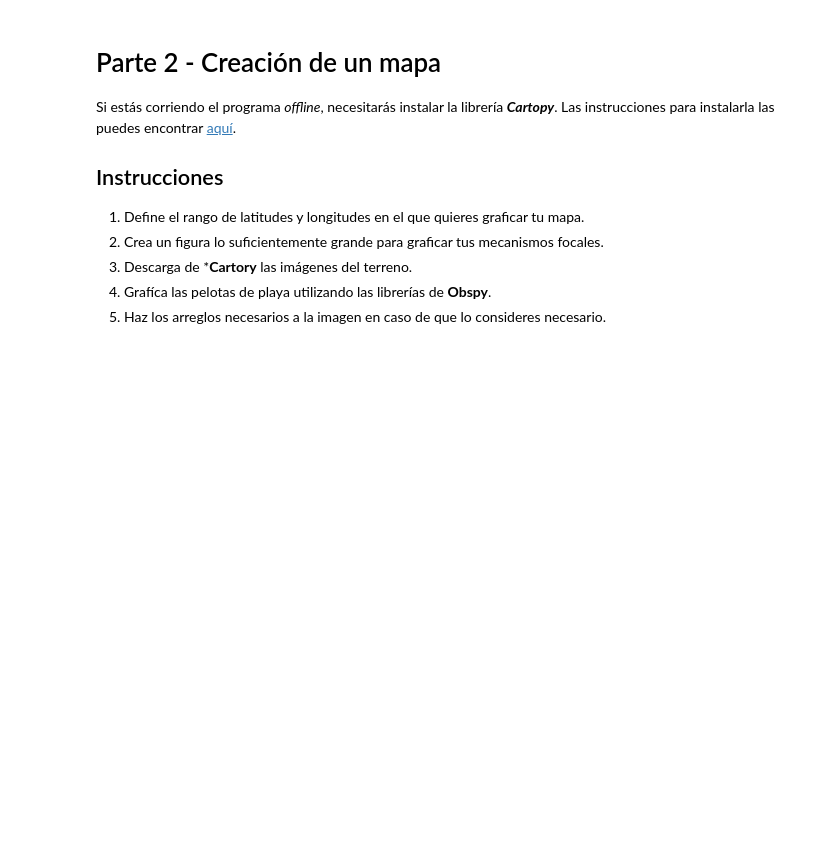
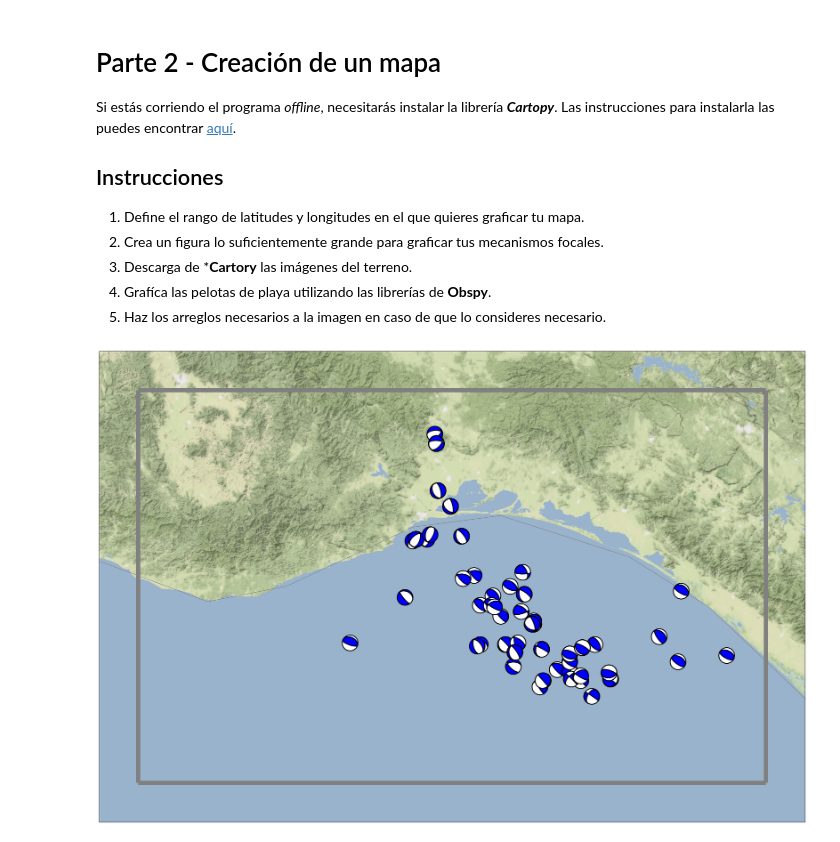
Before and after one commit to ladominguez/Jupyter-Seismology, a Jupyter notebook: Practica_10-v1/Practica_10-v1.ipynb, the cells around one changed output. Cells and saved outputs as stored; diff of their text form; code cells hidden in the pictures; blank space fills up the shorter version.

```diff
--- a/Practica_10-v1/Practica_10-v1.ipynb
+++ b/Practica_10-v1/Practica_10-v1.ipynb
@@ -54,7 +55,3 @@ sismos.head(10)
 | 9 | -94.54 | 15.70 | 169 | 31 | -51 | 305 | 67 | -111 | 2.533 | 23 | 201709100839A |
 # %% [markdown]
 Nota que las columnas **sc** y **iexp** corresponden al momento de magnitud $M_0$, donde **sc** es la matista y **iexp** es el exponente. Añade una columna al *DataFrame* con la magnitud de momento. Calcula la magnitud **$M_W$** como se indica al final de la página principal de CMT.
-# %%
-Mw = (2/3)*(sismos['iexp']+np.log10(sismos['sc'])-16.1)
-sismos['Mw']=Mw
-sismos.head(10)
@@ -81,10 +83,11 @@ Si estás corriendo el programa *offline*, necesitarás instalar la librería **
 5. Haz los arreglos necesarios a la imagen en caso de que lo consideres necesario.
 # %%
 # Dominio espacial
-minlat = 15.5
-maxlat = 18
-minlon = -97
-maxlon = -93
+# Escribe tu código aquí. ~4 líneas
+minlat = None
+maxlat = None
+minlon = None
+maxlon = None
 
 
 fig = plt.figure(figsize=(30,30))
@@ -92,37 +95,39 @@ fig = plt.figure(figsize=(30,30))
 #Inicializa la projección y los límites de mapa.
 ax = plt.axes(projection=ccrs.PlateCarree())
 ax.set_extent([minlon-0.25, maxlon+0.25, minlat-0.25, maxlat+0.25], crs=ccrs.PlateCarree())
 
 #Descarga las imagenes del terreno (Mayor zoom = más detalles).
+# Escribe tu código aquí. Modifica la siguiente línea en caso de ser necesario
+Zoom = 10
 terrain = cimgt.Stamen(style = 'terrain-background',desired_tile_form='RGB')
-ax.add_image(terrain, 2)
+ax.add_image(terrain, 10)
 
 #Dibuja lineas de costa y bordes internacionales.
-ax.coastlines(resolution='1000m', color='gray')
+ax.coastlines(resolution='110m', color='gray')
 states_provinces = cfeature.NaturalEarthFeature(
                     category='cultural',
                     name='admin_1_states_provinces_lines',
-                    scale='1000m',
+                    scale='110m',
                     facecolor='none')
 ax.add_feature(states_provinces, edgecolor='black', linewidth = 3)
 ax.add_feature(cfeature.BORDERS, linestyle=':', linewidth=3)
 
 
 #Añade un recuadro de la zona de estudio
 ax.vlines(maxlon, ymin = minlat, ymax= maxlat, linewidth=10, color='gray')
 ax.vlines(minlon, ymin = minlat, ymax= maxlat, linewidth=10, color='gray')
 ax.hlines(minlat, xmin = minlon, xmax=maxlon, linewidth=10, color='gray')
 ax.hlines(maxlat, xmin = minlon, xmax=maxlon, linewidth=10, color='gray')
 
 #Dibuja las pelotas de plajya
 for index, row in sismos.iterrows():
-    mt = [row.str1 row.dip1 row.rake1]
+    mt = [row.str1, row.dip1, row.rake1]
     beachball = beach(mt, xy = (row.lon, row.lat), width = 0.1)
     ax.add_collection(beachball)
 
-#Final Touches: Set tick values and labels. Then save the plot as a JPEG.
-#plt.xticks([-118, -117.5, -117,-116.5], fontsize = 50)
-#plt.yticks([35,36,37,38], fontsize=50)
+
 plt.xlabel('Longitud (˚E)', fontsize = 50)
 plt.ylabel('Latitud (˚N)', fontsize = 50)
 plt.show()
+# %% [output]
+[figure, added]
```
Also changed, not shown: parts of 3 cells of this notebook.
